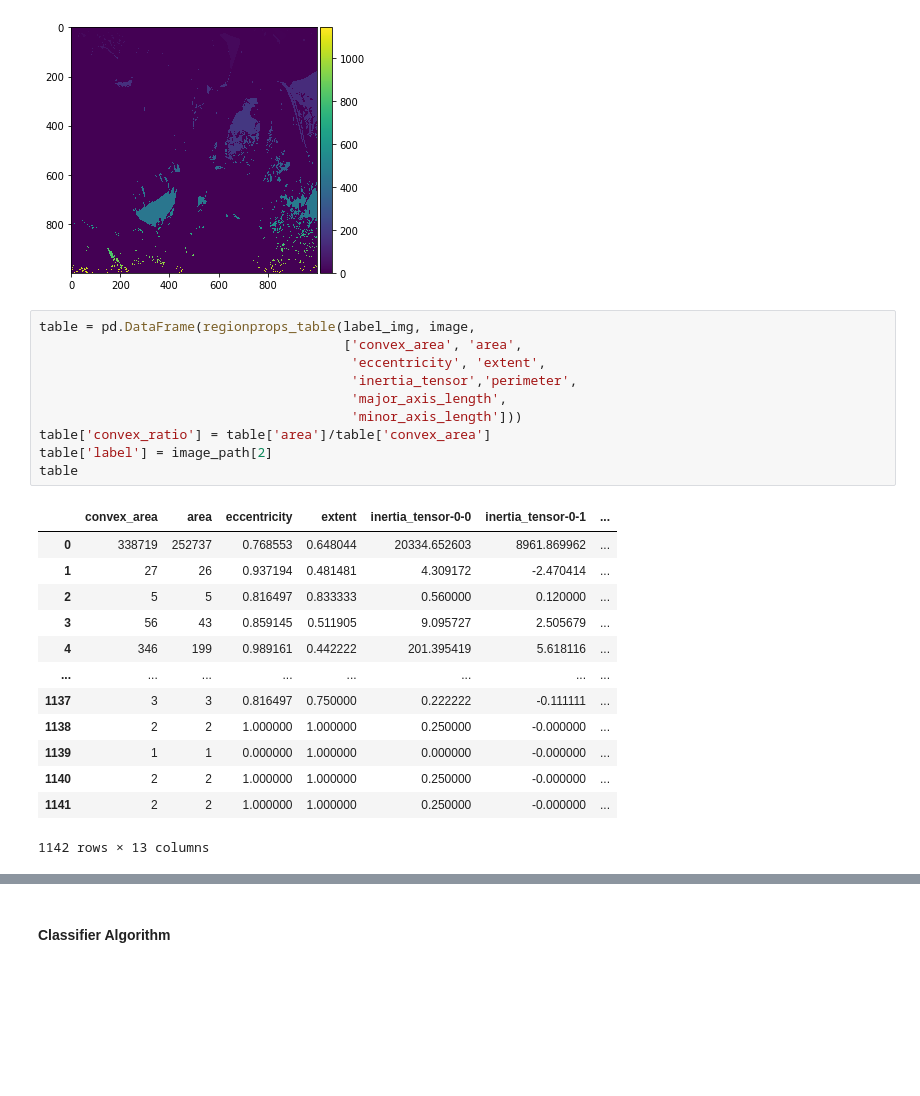
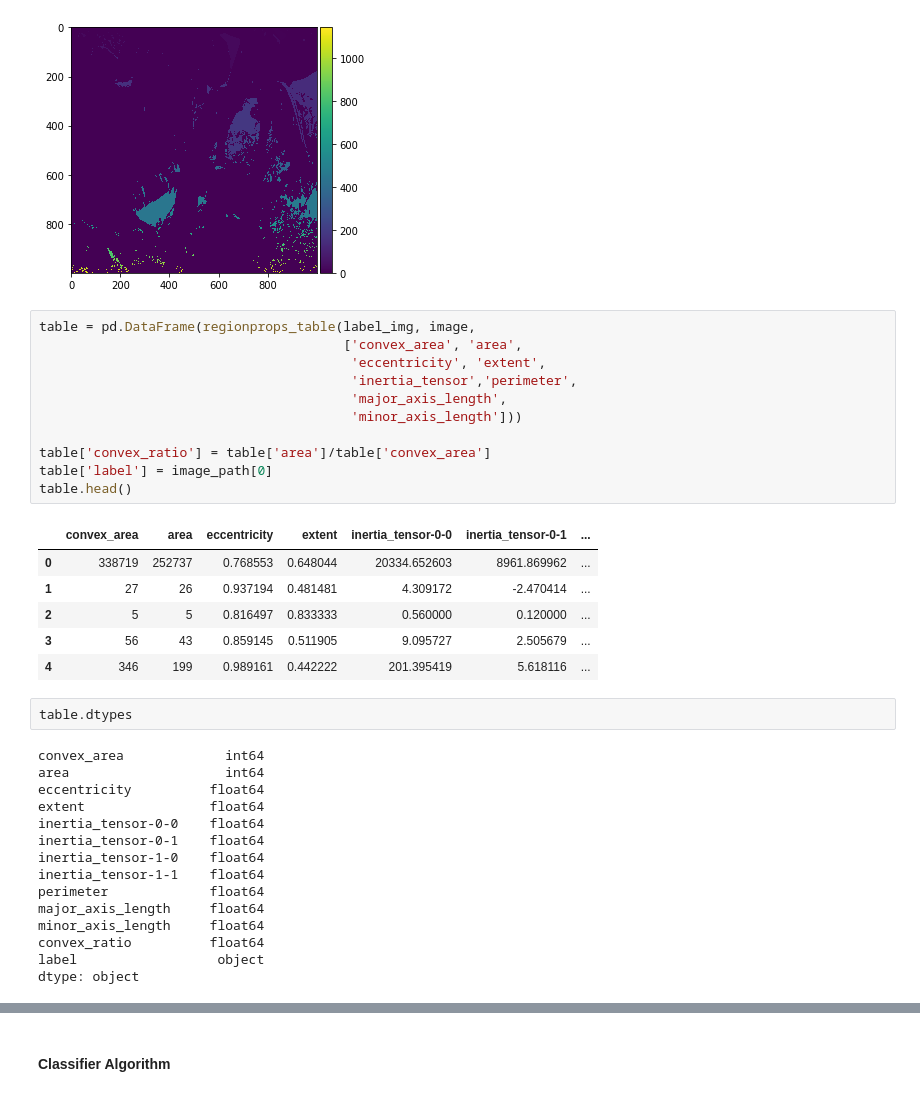
Before and after one commit to joshuabusinge/BananaVsCasava, a Jupyter notebook: CropDetectionV2.ipynb, the cells around one changed output, grey strips where cells are left out. Drawn from its saved outputs; the diff is of its cells as text; blank space fills up the shorter version.

```diff
--- a/CropDetectionV2.ipynb
+++ b/CropDetectionV2.ipynb
@@ -57,24 +61,35 @@ imshow(label_img)
 # %%
 table = pd.DataFrame(regionprops_table(label_img, image,
                                        ['convex_area', 'area',
                                         'eccentricity', 'extent',
                                         'inertia_tensor','perimeter',
                                         'major_axis_length',
                                         'minor_axis_length']))
+
 table['convex_ratio'] = table['area']/table['convex_area']
-table['label'] = image_path[2]
-table
+table['label'] = image_path[0]
+table.head()
 # %% [output]
 |  | convex_area | area | eccentricity | extent | inertia_tensor-0-0 | inertia_tensor-0-1 | ... |
 | 0 | 338719 | 252737 | 0.768553 | 0.648044 | 20334.652603 | 8961.869962 | ... |
 | 1 | 27 | 26 | 0.937194 | 0.481481 | 4.309172 | -2.470414 | ... |
 | 2 | 5 | 5 | 0.816497 | 0.833333 | 0.560000 | 0.120000 | ... |
 | 3 | 56 | 43 | 0.859145 | 0.511905 | 9.095727 | 2.505679 | ... |
 | 4 | 346 | 199 | 0.989161 | 0.442222 | 201.395419 | 5.618116 | ... |
-| ... | ... | ... | ... | ... | ... | ... | ... |
-| 1137 | 3 | 3 | 0.816497 | 0.750000 | 0.222222 | -0.111111 | ... |
-| 1138 | 2 | 2 | 1.000000 | 1.000000 | 0.250000 | -0.000000 | ... |
-| 1139 | 1 | 1 | 0.000000 | 1.000000 | 0.000000 | -0.000000 | ... |
-| 1140 | 2 | 2 | 1.000000 | 1.000000 | 0.250000 | -0.000000 | ... |
-| 1141 | 2 | 2 | 1.000000 | 1.000000 | 0.250000 | -0.000000 | ... |
-1142 rows × 13 columns
+# %%
+table.dtypes
+# %% [output]
+convex_area             int64
+area                    int64
+eccentricity          float64
+extent                float64
+inertia_tensor-0-0    float64
+inertia_tensor-0-1    float64
+inertia_tensor-1-0    float64
+inertia_tensor-1-1    float64
+perimeter             float64
+major_axis_length     float64
+minor_axis_length     float64
+convex_ratio          float64
+label                  object
+dtype: object
```
Also changed, not shown: parts of 21 cells of this notebook.
